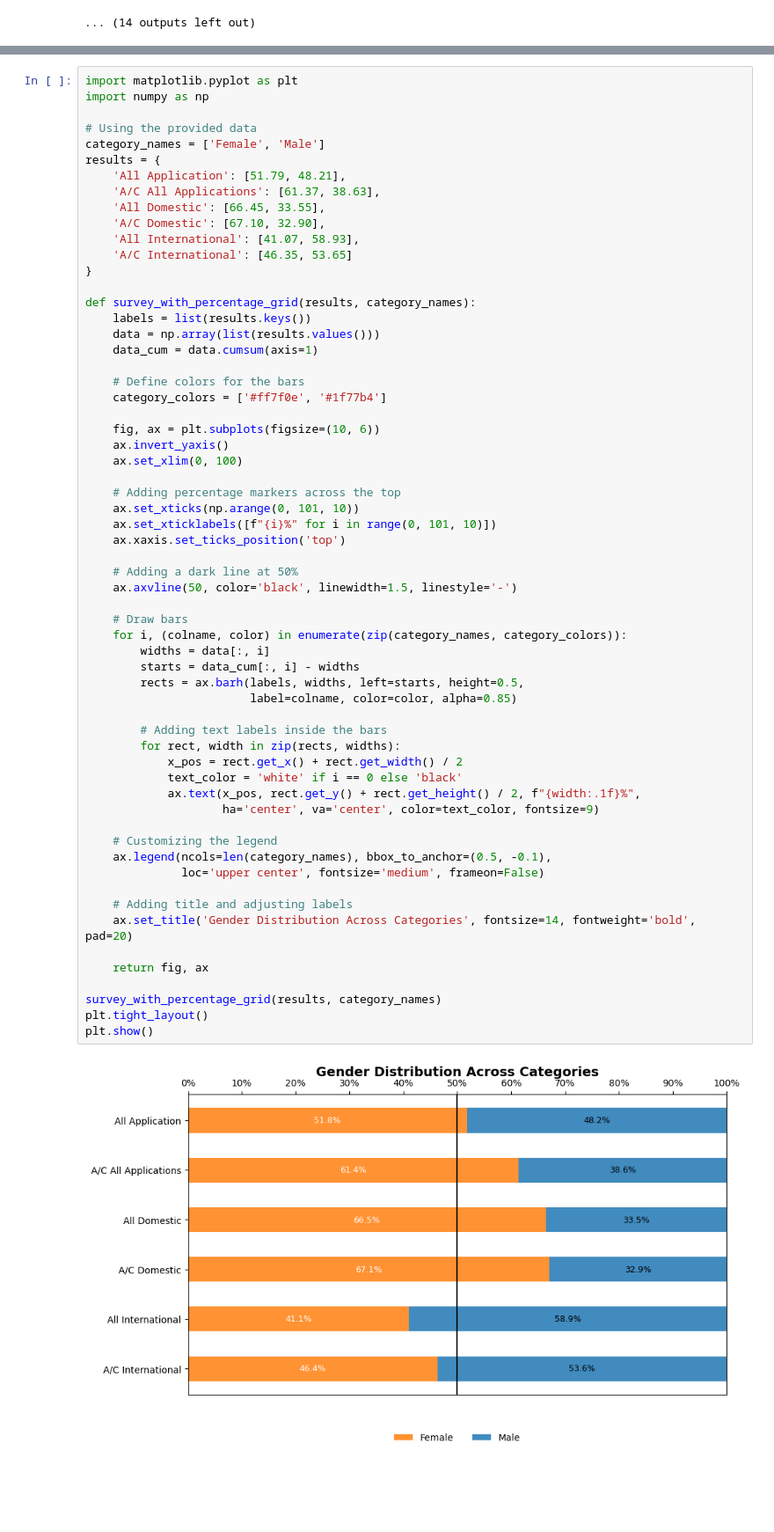
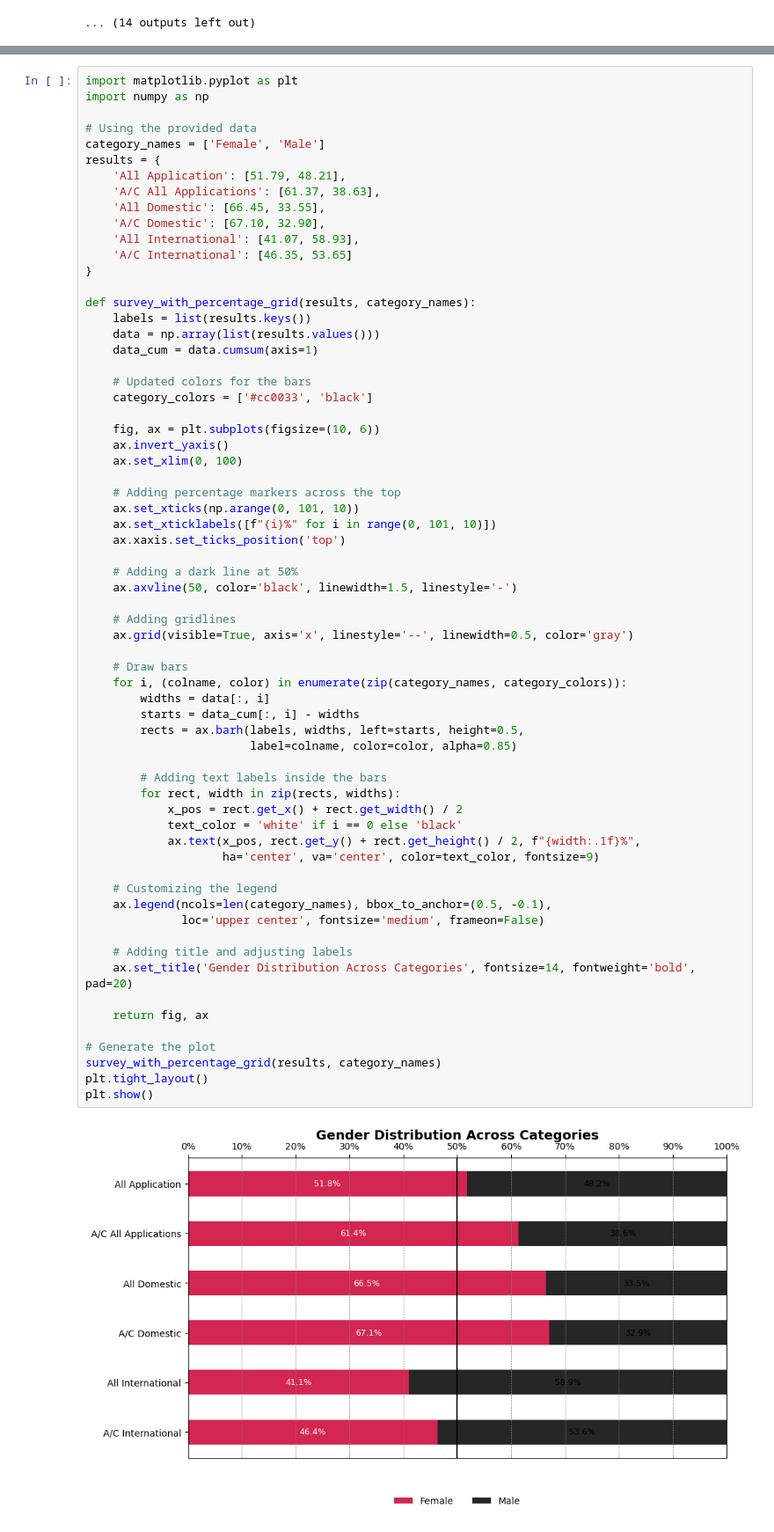
Before and after one commit to ewattudo/gradschoolcam, a Jupyter notebook: PS3.ipynb, the cells around one changed output, grey strips where cells are left out. Shown at 88% size. Cells and saved outputs as stored; diff of their text form; blank space fills up the shorter version.

```diff
--- a/PS3.ipynb
+++ b/PS3.ipynb
@@ -743,8 +743,8 @@ def survey_with_percentage_grid(results, category_names):
     data = np.array(list(results.values()))
     data_cum = data.cumsum(axis=1)
 
-    # Define colors for the bars
-    category_colors = ['#ff7f0e', '#1f77b4']
+    # Updated colors for the bars
+    category_colors = ['#cc0033', 'black']
 
     fig, ax = plt.subplots(figsize=(10, 6))
     ax.invert_yaxis()
@@ -757,32 +757,36 @@ def survey_with_percentage_grid(results, category_names):
 
     # Adding a dark line at 50%
     ax.axvline(50, color='black', linewidth=1.5, linestyle='-')
+
+    # Adding gridlines
+    ax.grid(visible=True, axis='x', linestyle='--', linewidth=0.5, color='gray')
 
     # Draw bars
     for i, (colname, color) in enumerate(zip(category_names, category_colors)):
         widths = data[:, i]
         starts = data_cum[:, i] - widths
         rects = ax.barh(labels, widths, left=starts, height=0.5,
                         label=colname, color=color, alpha=0.85)
 
         # Adding text labels inside the bars
         for rect, width in zip(rects, widths):
             x_pos = rect.get_x() + rect.get_width() / 2
             text_color = 'white' if i == 0 else 'black'
             ax.text(x_pos, rect.get_y() + rect.get_height() / 2, f"{width:.1f}%",
                     ha='center', va='center', color=text_color, fontsize=9)
 
     # Customizing the legend
     ax.legend(ncols=len(category_names), bbox_to_anchor=(0.5, -0.1),
               loc='upper center', fontsize='medium', frameon=False)
 
     # Adding title and adjusting labels
     ax.set_title('Gender Distribution Across Categories', fontsize=14, fontweight='bold', pad=20)
 
     return fig, ax
 
+# Generate the plot
 survey_with_percentage_grid(results, category_names)
 plt.tight_layout()
 plt.show()
 # %% [output]
-[figure, old version]
+[figure, new version]
```
Also changed, not shown: parts of 1 cell of this notebook.
